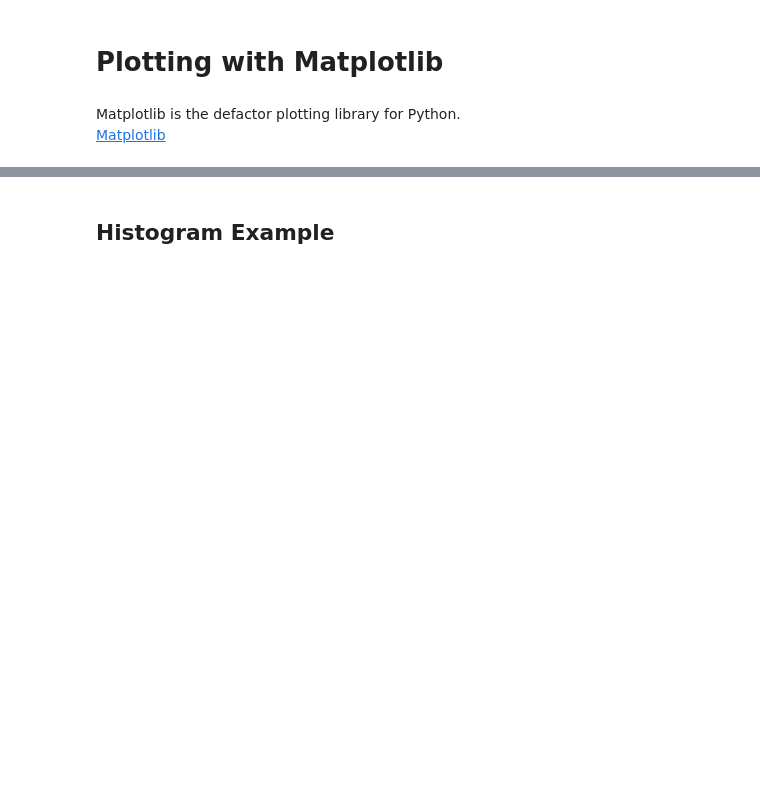
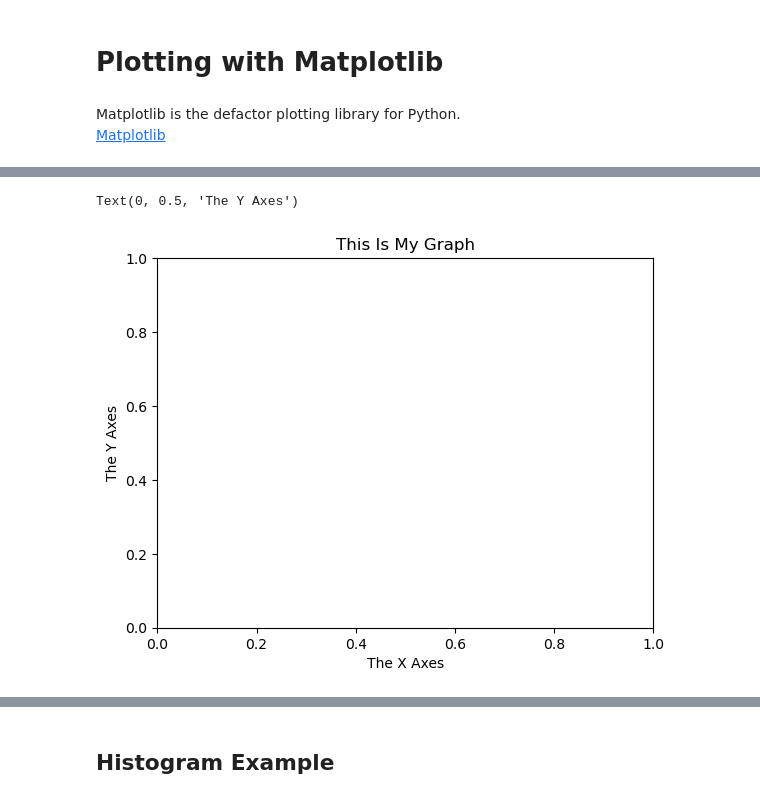
Before and after one commit to radryan1979/PythonCourse, a Jupyter notebook: Notebooks/matplotlib.ipynb, the cells around one changed output, grey strips where cells are left out. Saved outputs shown, nothing was run; the diff lists cells and outputs as text; code cells hidden in the pictures; blank space fills up the shorter version.

```diff
--- a/Notebooks/matplotlib.ipynb
+++ b/Notebooks/matplotlib.ipynb
@@ -9,3 +17,11 @@ import numpy as np
+# %%
+fig, ax = plt.subplots()
+ax.set_title('This Is My Graph')
+ax.set_xlabel('The X Axes')
+ax.set_ylabel('The Y Axes')
+# %% [output]
+Text(0, 0.5, 'The Y Axes')
+[figure, added]
 # %%
 x = np.linspace(0, 100, 20)
 z = np.linspace(-100, 10, 20)
```
Also changed, not shown: parts of 3 cells of this notebook.
